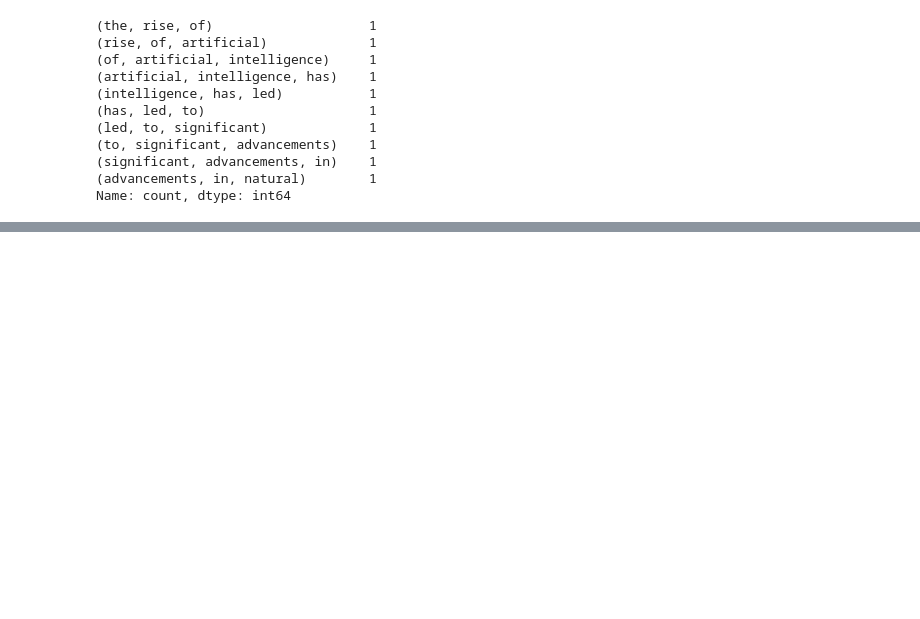
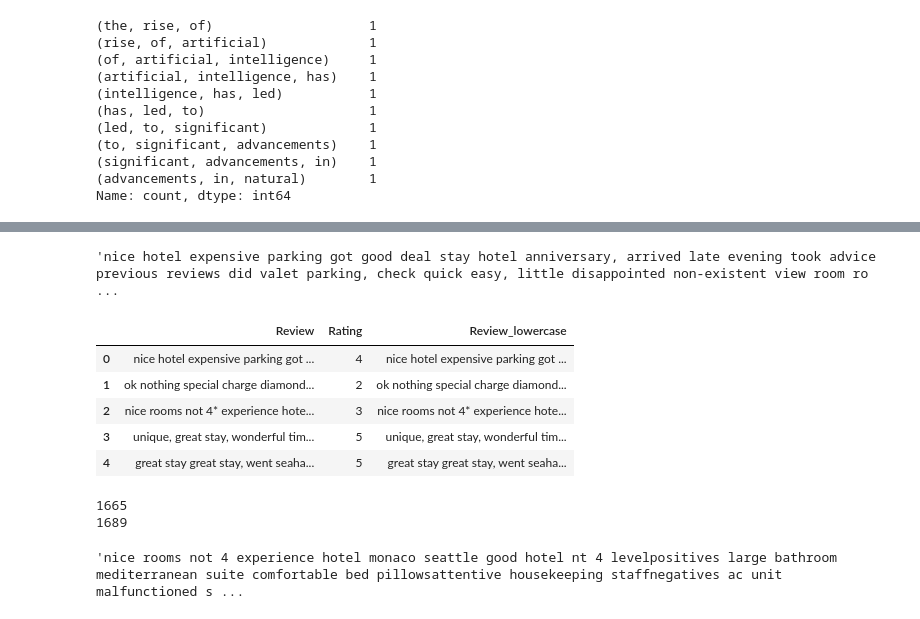
Before and after one commit to SurajSG23/Natural-Language-Processing, a Jupyter notebook: Module-1.ipynb, the cells around one changed output, grey strips where cells are left out. Saved outputs shown, nothing was run; the diff lists cells and outputs as text; code cells hidden in the pictures; blank space fills up the shorter version.

```diff
--- a/Module-1.ipynb
+++ b/Module-1.ipynb
@@ -340,0 +358,39 @@ data.head()
+# %%
+data['Review'][0]
+# %% [output]
+'nice hotel expensive parking got good deal stay hotel anniversary, arrived late evening took advice previous reviews did valet parking, check quick easy, little disappointed non-existent view room ro ...
+# %%
+# Lower casing
+
+data['Review_lowercase'] = data['Review'].str.lower()
+data.head()
+# In pandas, if a column has text (string) values, you can’t directly use Python’s normal string methods (like .lower() or .replace()) on the whole column.
+# %% [output]
+|  | Review | Rating | Review_lowercase |
+| 0 | nice hotel expensive parking got ... | 4 | nice hotel expensive parking got ... |
+| 1 | ok nothing special charge diamond... | 2 | ok nothing special charge diamond... |
+| 2 | nice rooms not 4* experience hote... | 3 | nice rooms not 4* experience hote... |
+| 3 | unique, great stay, wonderful tim... | 5 | unique, great stay, wonderful tim... |
+| 4 | great stay great stay, went seaha... | 5 | great stay great stay, went seaha... |
+# %%
+# Removing Stopwords
+
+en_stopwords = stopwords.words('english')
+en_stopwords.remove('not')
+
+data['Review_no_stopwords'] = data['Review'].apply(lambda x: ' '.join([word for word in x.split() if word not in en_stopwords]))
+print(len(data['Review_no_stopwords'][1]))
+print(len(data['Review'][1]))
+# %% [output]
+1665
+1689
+# %%
+# Remove Punctuations
+
+data['Review_no_stopwords_no_punt'] = data.apply(lambda x: re.sub(r"[*]", "star", x['Review_no_stopwords']), axis=1)
+
+data['Review_no_stopwords_no_punt'] = data.apply(lambda x: re.sub(r"[^\w\s]", "", x['Review_no_stopwords']), axis=1)
+
+data['Review_no_stopwords_no_punt'][2]
+# %% [output]
+'nice rooms not 4 experience hotel monaco seattle good hotel nt 4 levelpositives large bathroom mediterranean suite comfortable bed pillowsattentive housekeeping staffnegatives ac unit malfunctioned s ...
```
Also changed, not shown: parts of 8 cells of this notebook.
